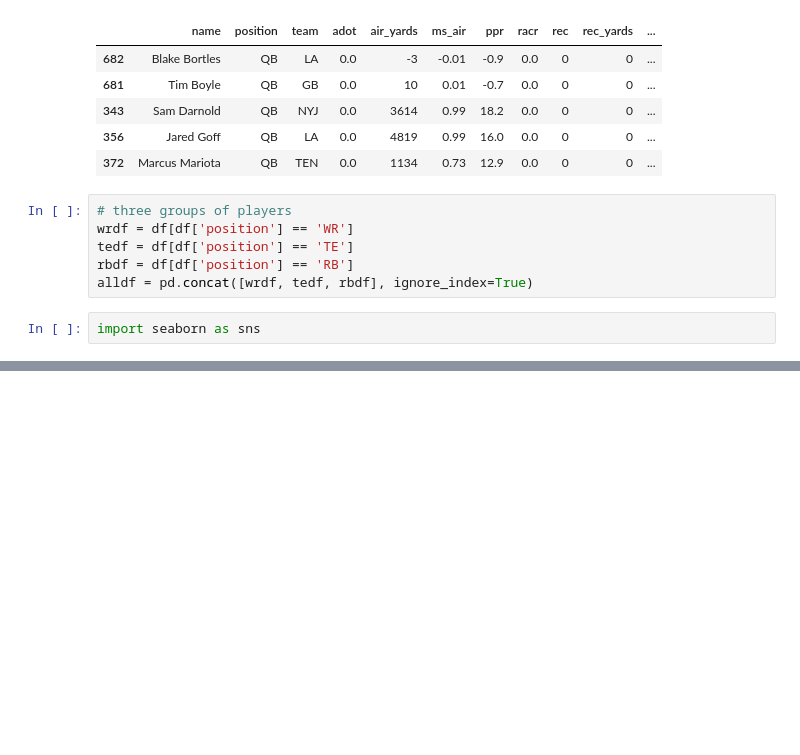
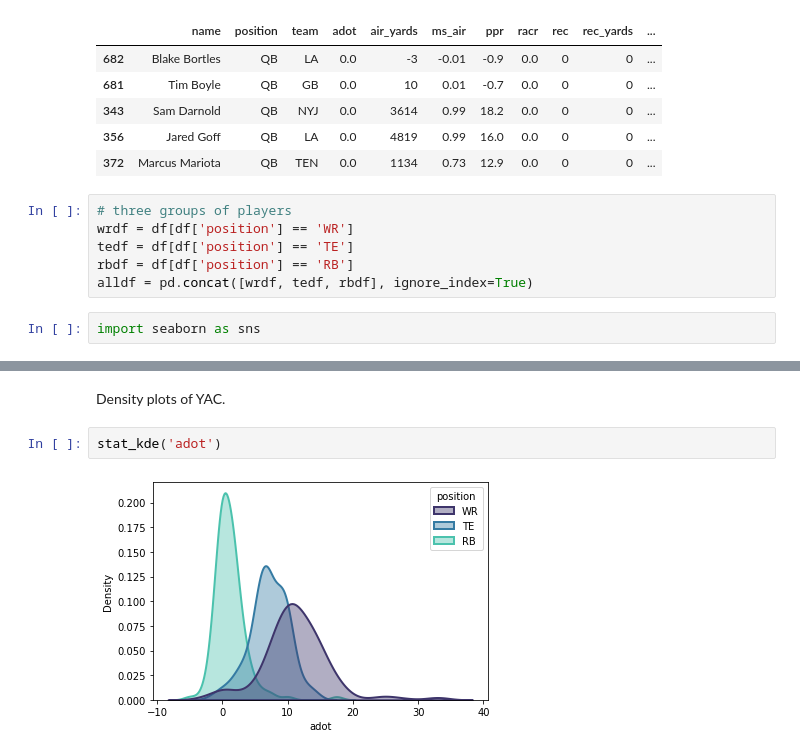
Before and after one commit to vishal-chandra/ExploringAirYards, a Jupyter notebook: ExploringAirYards.ipynb, the cells around one changed output, grey strips where cells are left out. Saved outputs shown, nothing was run; the diff lists cells and outputs as text; blank space fills up the shorter version.

```diff
--- a/ExploringAirYards.ipynb
+++ b/ExploringAirYards.ipynb
@@ -71,0 +84,6 @@ Probability density plot of WR WOPR.
+# %% [markdown]
+Density plots of YAC.
+# %%
+stat_kde('adot')
+# %% [output]
+[figure, added]
```
Also changed, not shown: parts of 9 cells of this notebook.
